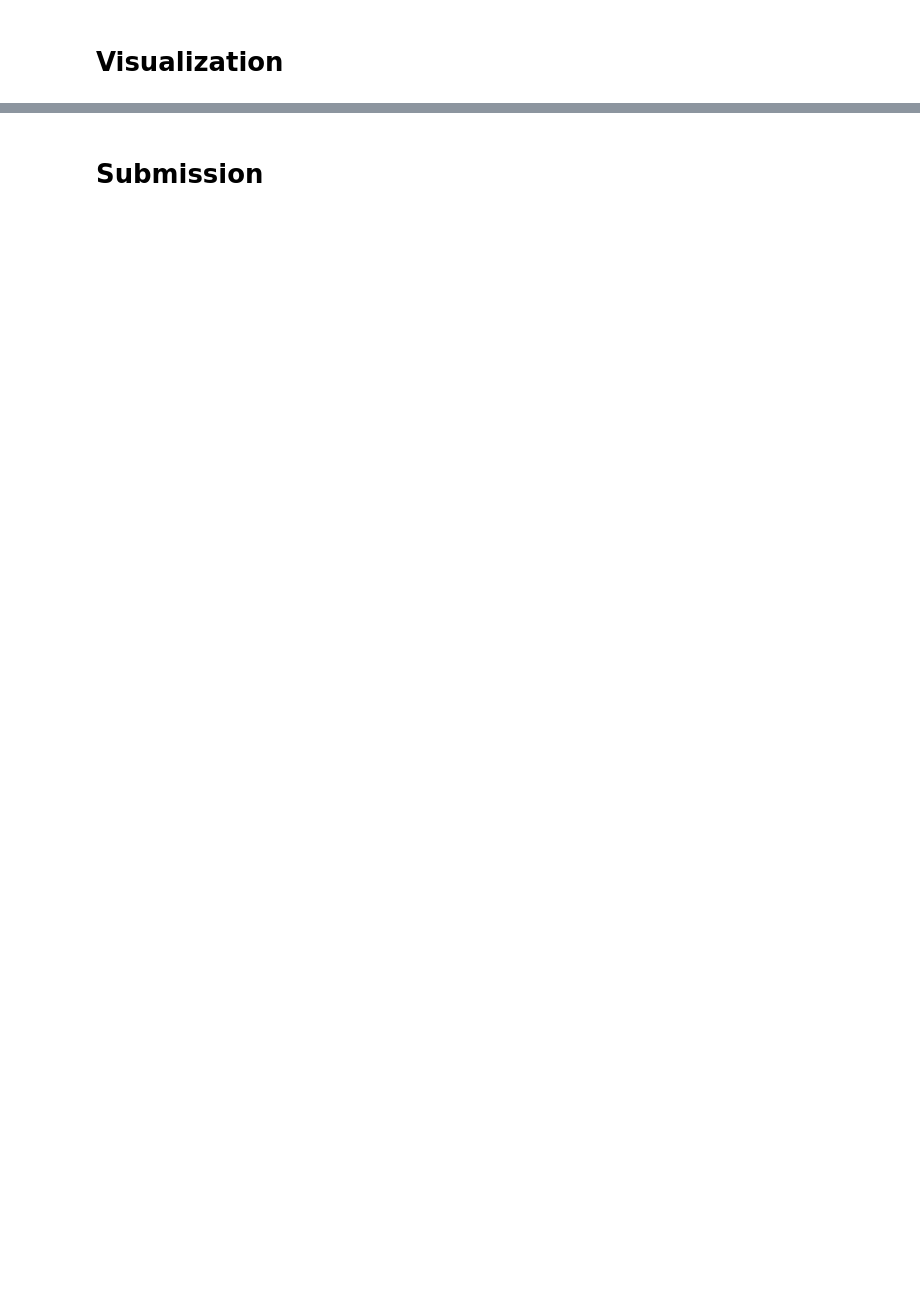
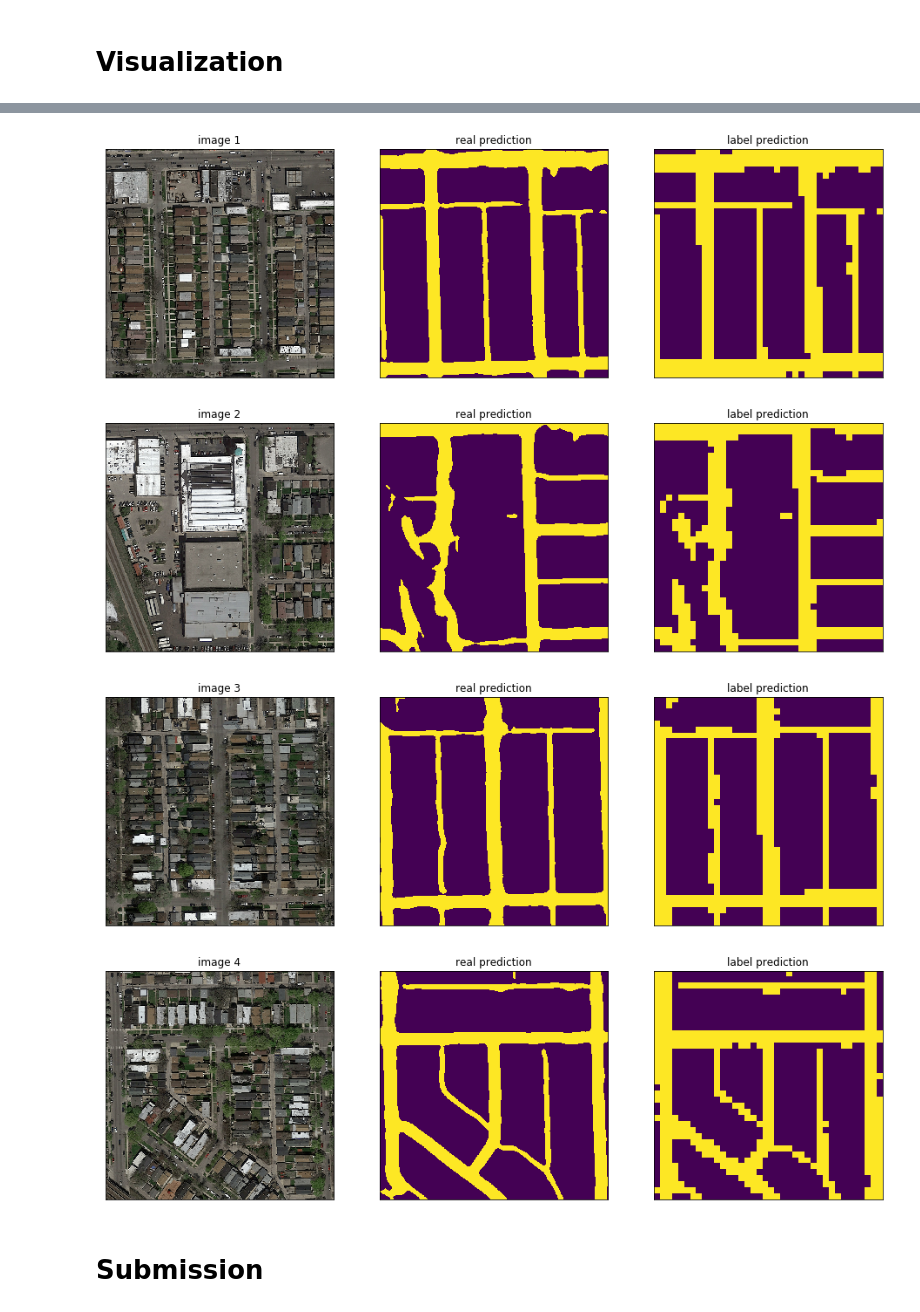
Before and after one commit to Arturjssln/ML_project2, a Jupyter notebook: src/sven/custom2/Visualize_Submit.ipynb, the cells around one changed output, grey strips where cells are left out. Saved outputs shown, nothing was run; the diff lists cells and outputs as text; code cells hidden in the pictures; blank space fills up the shorter version.

Commit message:
refactor visualize notebook

```diff
--- a/src/sven/custom2/Visualize_Submit.ipynb
+++ b/src/sven/custom2/Visualize_Submit.ipynb
@@ -1,17 +1,14 @@
 # %% [markdown]
 # Imports
 # %%
-MODEL_V2_008 = {
-    "path": 'models/V2.1.008.2.h5',
-    "mode": 'yuv',
+MODEL_V2_001 = {
+    "path": 'models/V2.2.001.h5',
     "test_accuracy": None,
     "test_f1": None,
     "test_loss": None,
-    "test_IOU": None,
-    "lk_alpha": 0.1,
-    "seed": 658
+    "test_IOU": None
 }
-MODEL_TO_IMPORT = MODEL_V2_008 # can be either a model (dict) or a string
+MODEL_TO_IMPORT = MODEL_V2_001 # can be either a model (dict) or a string
 
 DEFAULT = {
     "mode": 'rgb',
@@ -20,8 +17,11 @@ DEFAULT = {
     "channels_size": 3,
 }
 IMAGE_SIZE = 608
+PATCH_SIZE = 16
+PTHRESHOLD = 0.25
+NB_TST_IMG = 50
 
-MODEL_TO_IMPORT = 'models/V2.2.001.h5'
+#MODEL_TO_IMPORT = 'models/V2.2.001.h5'
 # %%
 %matplotlib inline
 import matplotlib.image as mpimg
@@ -140,10 +161,15 @@ def visualize(idx = None, mode = 'rgb'):
 # %%
 #Visualize prediction on input image
 # Parameters idx can be:
 #     int: 1-50 for a specific image
 #     array: [1,2,4,6] for a specific range
 #     None: run all images
-visualize([1,2,3,4,6,10], mode=get_model_prop('mode'))
+visualize([1,2,6,10])
+# %% [output]
+[figure, added]
+[figure, added]
+[figure, added]
+[figure, added]
 # %% [markdown]
 # Submission
 # %%
```
Also changed, not shown: parts of 7 cells of this notebook, 1 other file.
